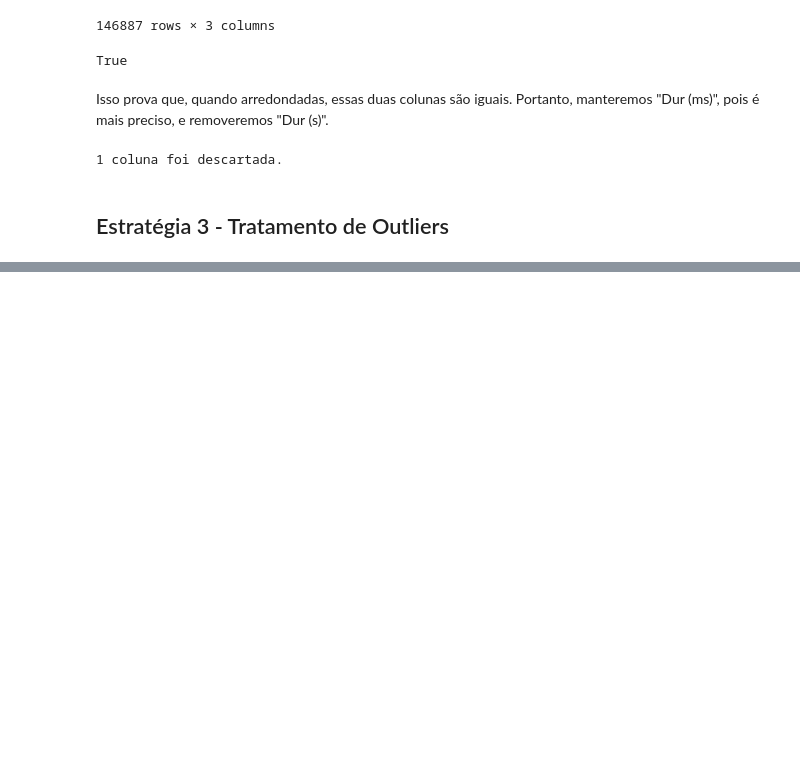
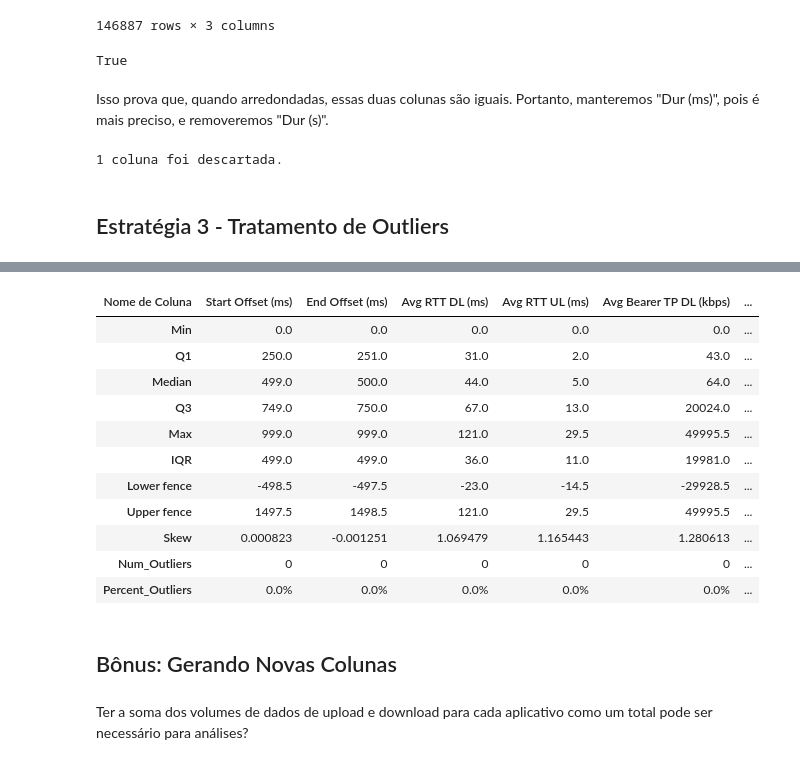
Before and after one commit to gabrielferro1/data_science_course, a Jupyter notebook: projeto03/main.ipynb, the cells around one changed output, grey strips where cells are left out. Drawn from its saved outputs; the diff is of its cells as text; code cells hidden in the pictures; blank space fills up the shorter version.

```diff
--- a/projeto03/main.ipynb
+++ b/projeto03/main.ipynb
@@ -640,3 +640,9 @@ drop_columns(dataset_clean, ['Dur (s)'])
 ## Estratégia 3 - Tratamento de Outliers
 # %% [markdown]
 ![title](imagens/outliers.png)
+# %%
+# Cria o objeto trata outlier
+trata_outlier = TrataOutlier(dataset_clean)
+# %%
+# Lista de colunas float64
+lista_colunas = dataset_clean.select_dtypes('float64').columns.tolist()
@@ -642,0 +688,20 @@ drop_columns(dataset_clean, ['Dur (s)'])
+# %%
+# Visão geral dos outliers
+trata_outlier.getOverview(lista_colunas)
+# %% [output]
+| Nome de Coluna | Start Offset (ms) | End Offset (ms) | Avg RTT DL (ms) | Avg RTT UL (ms) | Avg Bearer TP DL (kbps) | ... |
+| Min | 0.0 | 0.0 | 0.0 | 0.0 | 0.0 | ... |
+| Q1 | 250.0 | 251.0 | 31.0 | 2.0 | 43.0 | ... |
+| Median | 499.0 | 500.0 | 44.0 | 5.0 | 64.0 | ... |
+| Q3 | 749.0 | 750.0 | 67.0 | 13.0 | 20024.0 | ... |
+| Max | 999.0 | 999.0 | 121.0 | 29.5 | 49995.5 | ... |
+| IQR | 499.0 | 499.0 | 36.0 | 11.0 | 19981.0 | ... |
+| Lower fence | -498.5 | -497.5 | -23.0 | -14.5 | -29928.5 | ... |
+| Upper fence | 1497.5 | 1498.5 | 121.0 | 29.5 | 49995.5 | ... |
+| Skew | 0.000823 | -0.001251 | 1.069479 | 1.165443 | 1.280613 | ... |
+| Num_Outliers | 0 | 0 | 0 | 0 | 0 | ... |
+| Percent_Outliers | 0.0% | 0.0% | 0.0% | 0.0% | 0.0% | ... |
+# %% [markdown]
+## Bônus: Gerando Novas Colunas
+# %% [markdown]
+Ter a soma dos volumes de dados de upload e download para cada aplicativo como um total pode ser necessário para análises?
```
Also changed, not shown: parts of 17 cells of this notebook, 1 other file.
